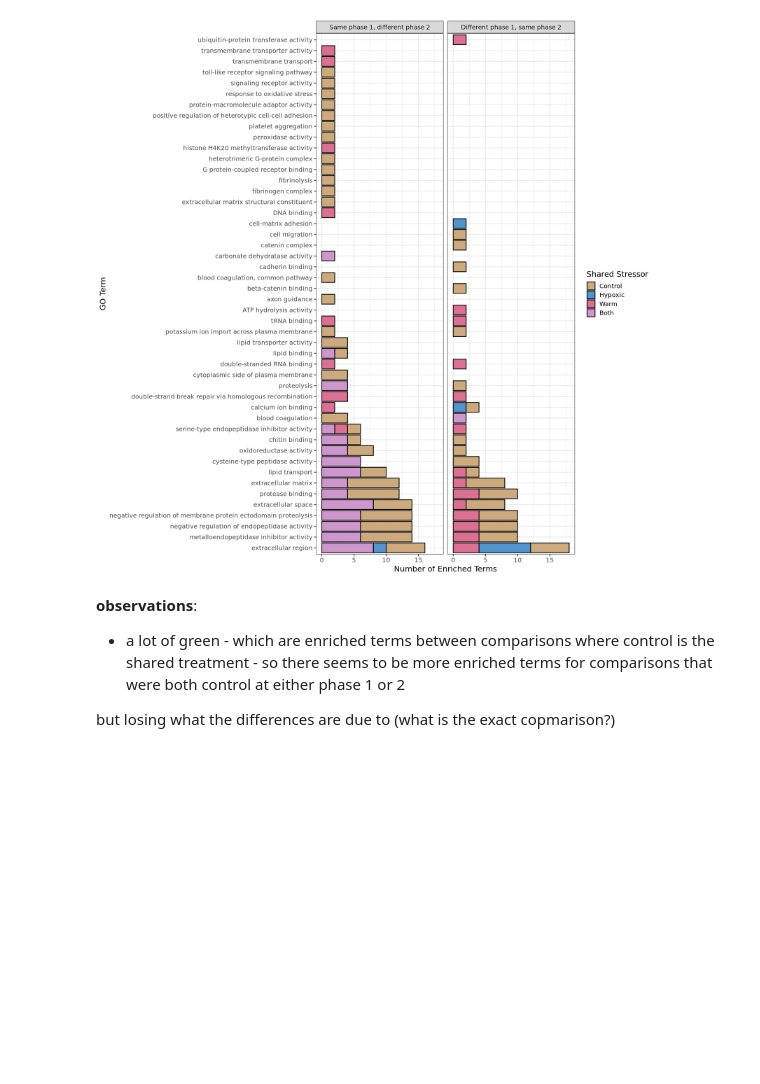
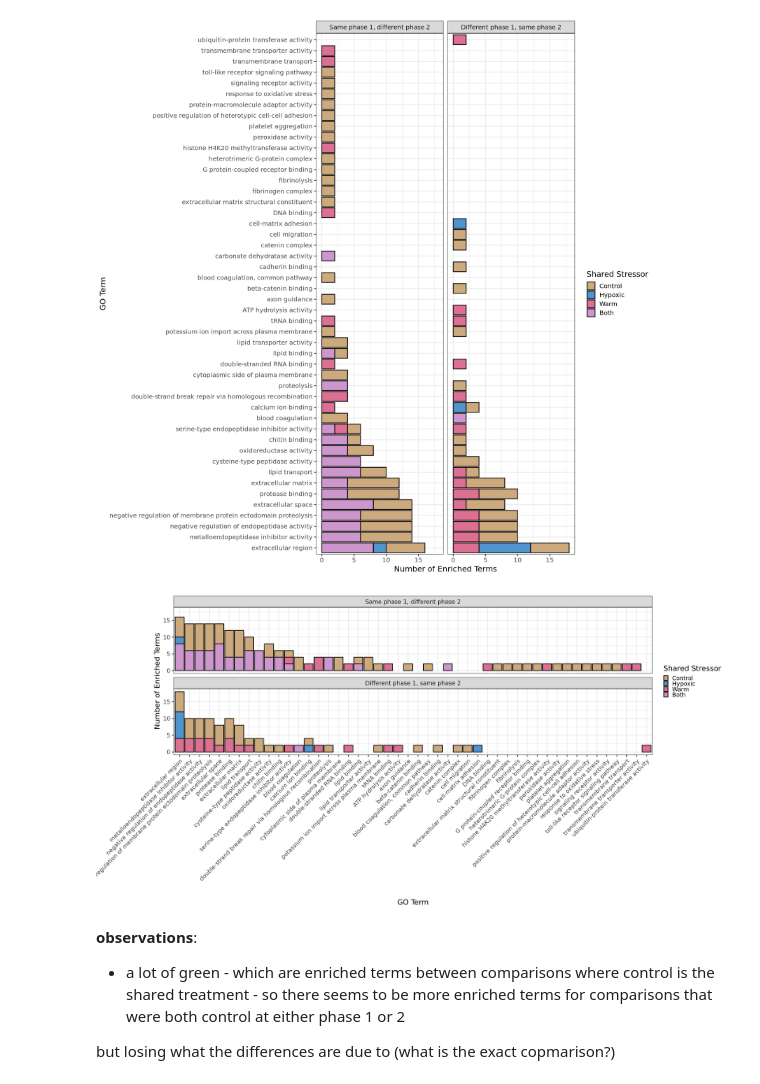
Before and after one commit to jgmcdonough/CE24_RNA-seq, a Jupyter notebook: analysis/diff_expression/phase2_v_phase2/imm.prev_GO.ipynb, the cells around one changed output. Cells and saved outputs as stored; diff of their text form; code cells hidden in the pictures; blank space fills up the shorter version.

```diff
--- a/analysis/diff_expression/phase2_v_phase2/imm.prev_GO.ipynb
+++ b/analysis/diff_expression/phase2_v_phase2/imm.prev_GO.ipynb
@@ -475,6 +475,25 @@ labs(fill = 'Shared Stressor',
     y = 'Number of Enriched Terms')
 # %% [output]
 [figure]
+# %%
+options(repr.plot.height = 15, repr.plot.width = 30)
+
+ggplot(ora.data, aes(x = fct_infreq(Description), fill = stress_set)) +
+geom_bar(col = 'black') +
+facet_wrap(~exposure2, ncol = 1) +
+  scale_fill_manual(values = c("Hypoxic" = "steelblue3",
+                               "Warm" = "palevioletred",
+                               "Control" = "burlywood3",
+                               "Both" = "plum3")) +
+theme_bw(base_size = 25) +
+#coord_flip() +
+labs(fill = 'Shared Stressor',
+    x = 'GO Term',
+    y = 'Number of Enriched Terms') +
+theme(axis.text.x = element_text(angle = 45, hjust = 1, vjust = 1),
+     plot.margin = margin(t = 10, r = 10, b = 10, l = 200))
+# %% [output]
+[figure, added]
 # %% [markdown]
 **observations**:
 - a lot of green - which are enriched terms between comparisons where control is the shared treatment - so there seems to be more enriched terms for comparisons that were both control at either phase 1 or 2
```
